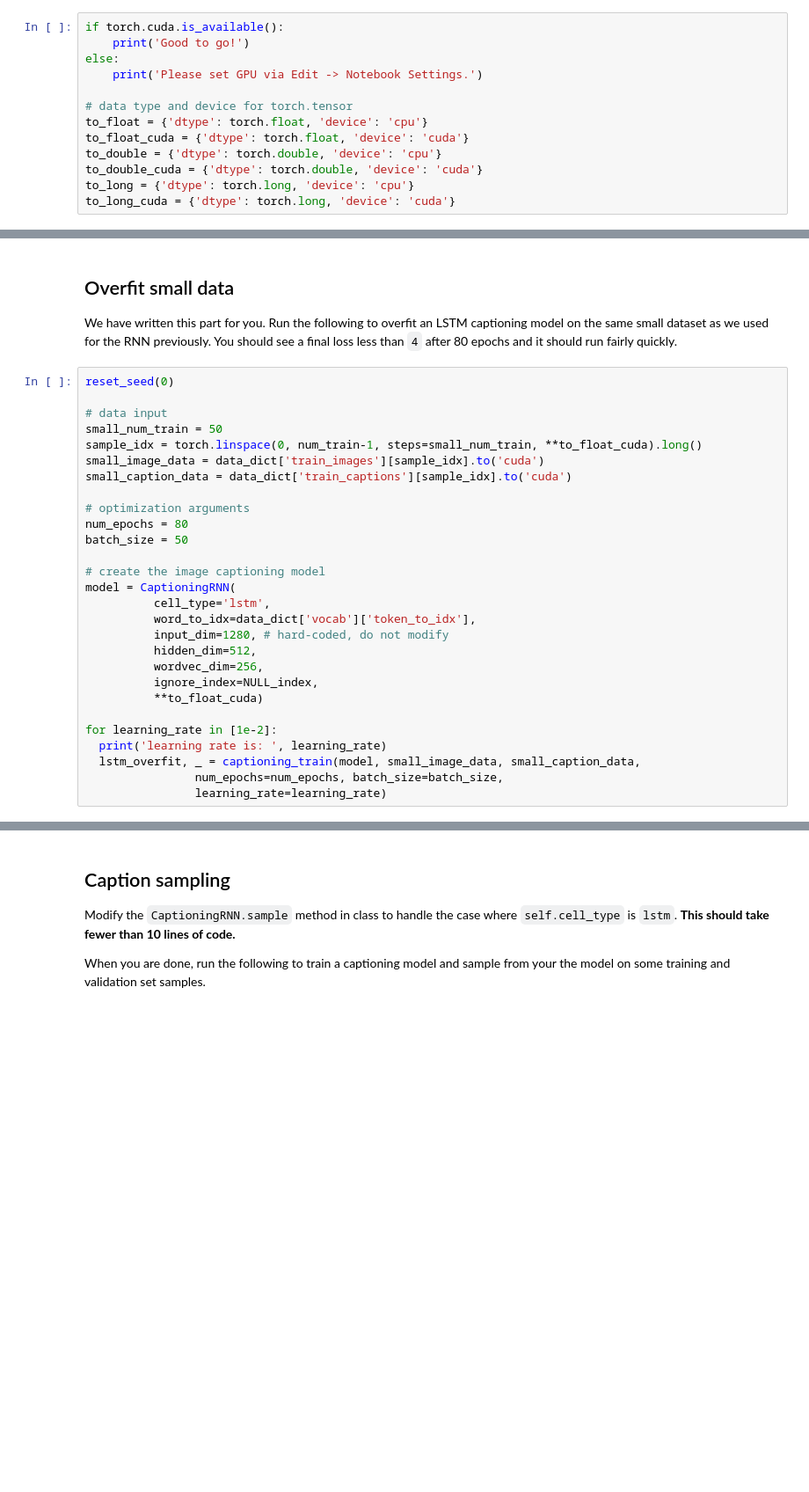
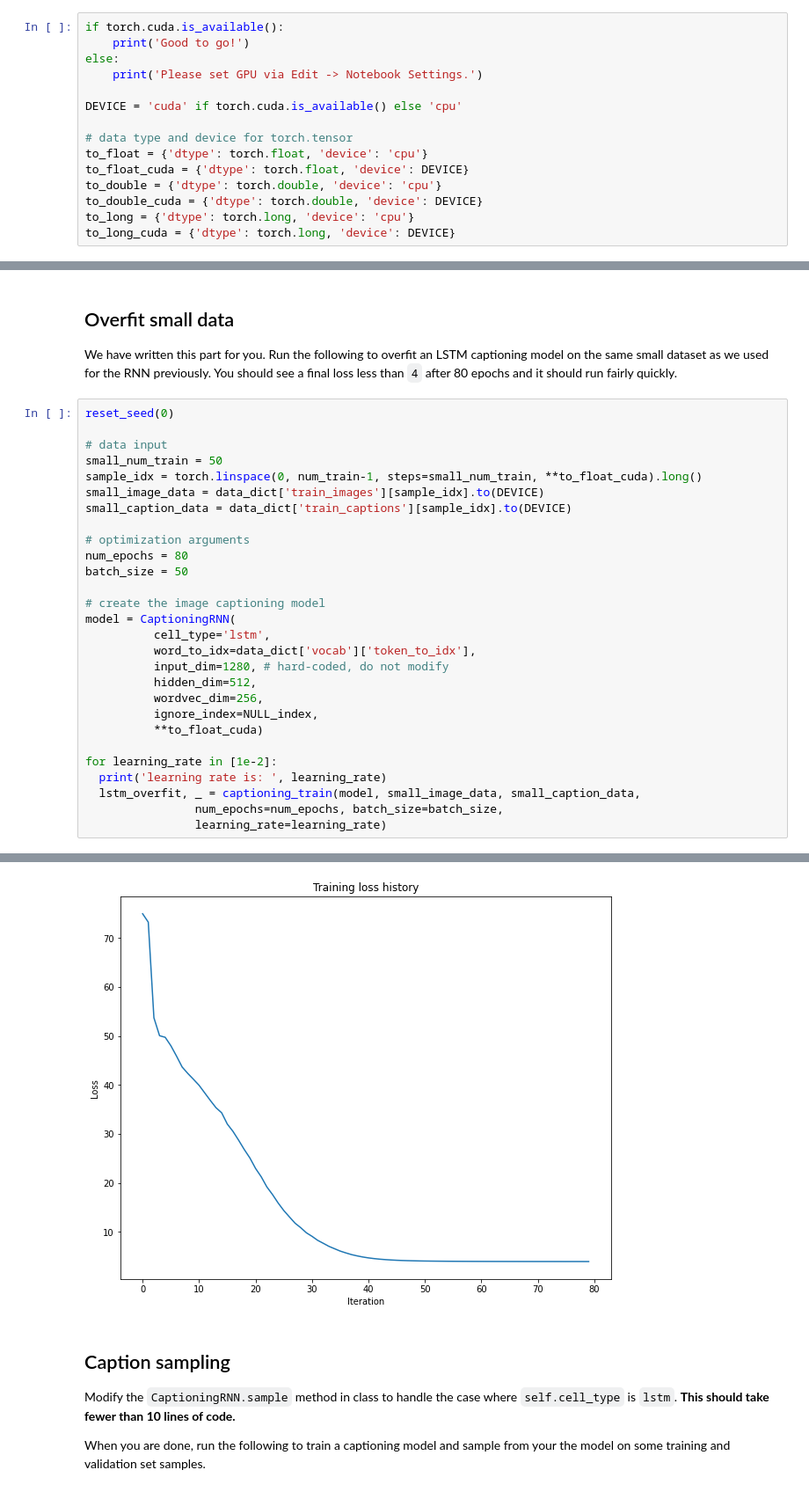
Before and after one commit to ilyarudyak/eecs-498-2020, a Jupyter notebook: A4/rnn_lstm_attention_captioning.ipynb, the cells around one changed output, grey strips where cells are left out. Shown at 88% size. Saved outputs shown, nothing was run; the diff lists cells and outputs as text; blank space fills up the shorter version.

```diff
--- a/A4/rnn_lstm_attention_captioning.ipynb
+++ b/A4/rnn_lstm_attention_captioning.ipynb
@@ -99,11 +93,13 @@ if torch.cuda.is_available():
 else:
     print('Please set GPU via Edit -> Notebook Settings.')
 
+DEVICE = 'cuda' if torch.cuda.is_available() else 'cpu'
+
 # data type and device for torch.tensor
 to_float = {'dtype': torch.float, 'device': 'cpu'}
-to_float_cuda = {'dtype': torch.float, 'device': 'cuda'}
+to_float_cuda = {'dtype': torch.float, 'device': DEVICE}
 to_double = {'dtype': torch.double, 'device': 'cpu'}
-to_double_cuda = {'dtype': torch.double, 'device': 'cuda'}
+to_double_cuda = {'dtype': torch.double, 'device': DEVICE}
 to_long = {'dtype': torch.long, 'device': 'cpu'}
-to_long_cuda = {'dtype': torch.long, 'device': 'cuda'}
+to_long_cuda = {'dtype': torch.long, 'device': DEVICE}
 # %% [output]
@@ -1307,8 +911,8 @@ reset_seed(0)
 # data input
 small_num_train = 50
 sample_idx = torch.linspace(0, num_train-1, steps=small_num_train, **to_float_cuda).long()
-small_image_data = data_dict['train_images'][sample_idx].to('cuda')
-small_caption_data = data_dict['train_captions'][sample_idx].to('cuda')
+small_image_data = data_dict['train_images'][sample_idx].to(DEVICE)
+small_caption_data = data_dict['train_captions'][sample_idx].to(DEVICE)
 
 # optimization arguments
 num_epochs = 80
@@ -1329,3 +933,4 @@ for learning_rate in [1e-2]:
   lstm_overfit, _ = captioning_train(model, small_image_data, small_caption_data,
                 num_epochs=num_epochs, batch_size=batch_size,
                 learning_rate=learning_rate)
+# %% [output]
@@ -1332,3 +954,4 @@ for learning_rate in [1e-2]:
+[figure, added]
 # %% [markdown]
 ## Caption sampling
 Modify the  `CaptioningRNN.sample` method in class to handle the case where `self.cell_type` is `lstm`. **This should take fewer than 10 lines of code.**
```
Also changed, not shown: parts of 107 cells of this notebook, 2 other files.
